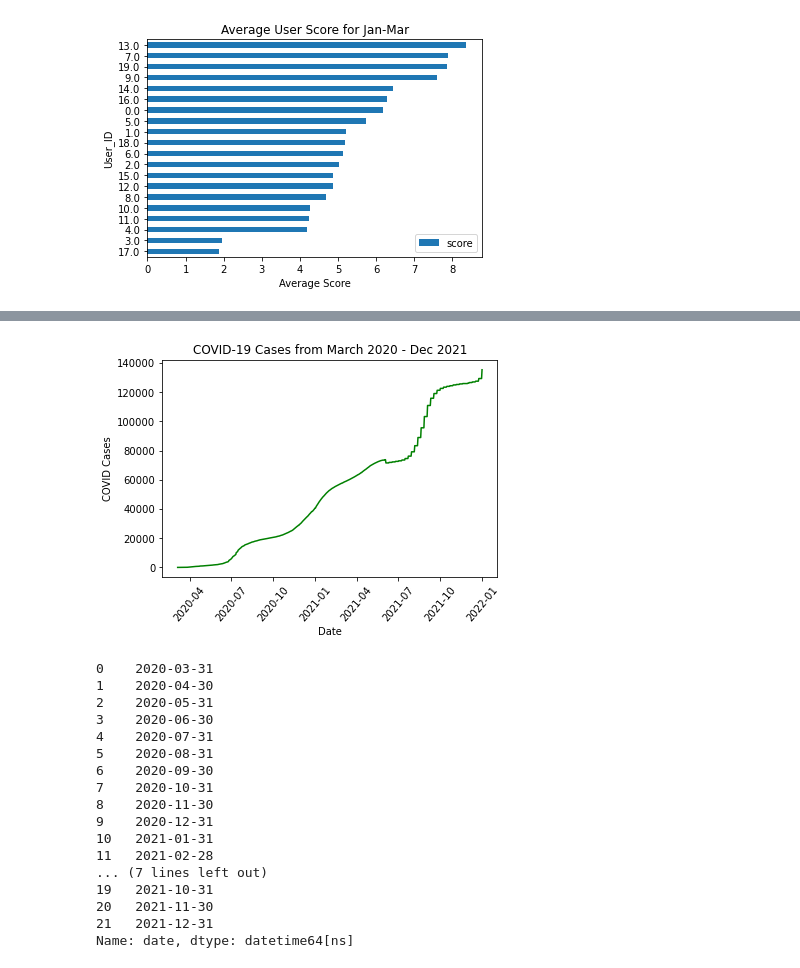
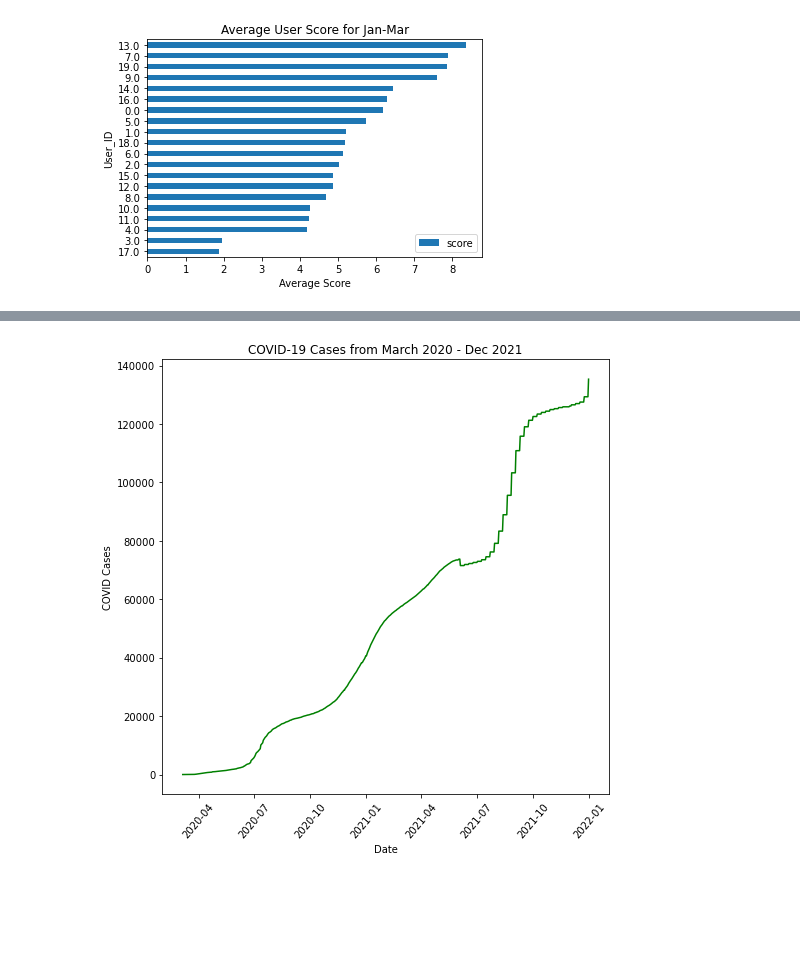
Before and after one commit to valputla/Customer-Success-Project, a Jupyter notebook: Take Home Analysis.ipynb, the cells around one changed output, grey strips where cells are left out. Cells and saved outputs as stored; diff of their text form; code cells hidden in the pictures; blank space fills up the shorter version.

```diff
--- a/Take Home Analysis.ipynb
+++ b/Take Home Analysis.ipynb
@@ -193,32 +186,12 @@ Name: date, Length: 666, dtype: datetime64[ns]
 # %%
+# Plot COVID cases
+f, ax = plt.subplots(figsize = (8,8))
 plt.plot(date_time_df, q4_covid_census["cases"], 'g')
 plt.xticks(rotation=50, horizontalalignment="center")
 plt.title("COVID-19 Cases from March 2020 - Dec 2021")
 plt.xlabel("Date")
 plt.ylabel("COVID Cases")
 plt.savefig("../Customer-Success-Team-Project/Images/COVIDcases.png")
 plt.show()
 # %% [output]
-[figure, old version]
+[figure, new version]
-# %%
-date_time_los = q4_client_monthly_los["date"]
-date_time_los = pd.to_datetime(date_time_los)
-date_time_los
-# %% [output]
-0    2020-03-31
-1    2020-04-30
-2    2020-05-31
-3    2020-06-30
-4    2020-07-31
-5    2020-08-31
-6    2020-09-30
-7    2020-10-31
-8    2020-11-30
-9    2020-12-31
-10   2021-01-31
-11   2021-02-28
-... (7 lines left out)
-19   2021-10-31
-20   2021-11-30
-21   2021-12-31
-Name: date, dtype: datetime64[ns]
```
Also changed, not shown: parts of 16 cells of this notebook, 2 other files.
